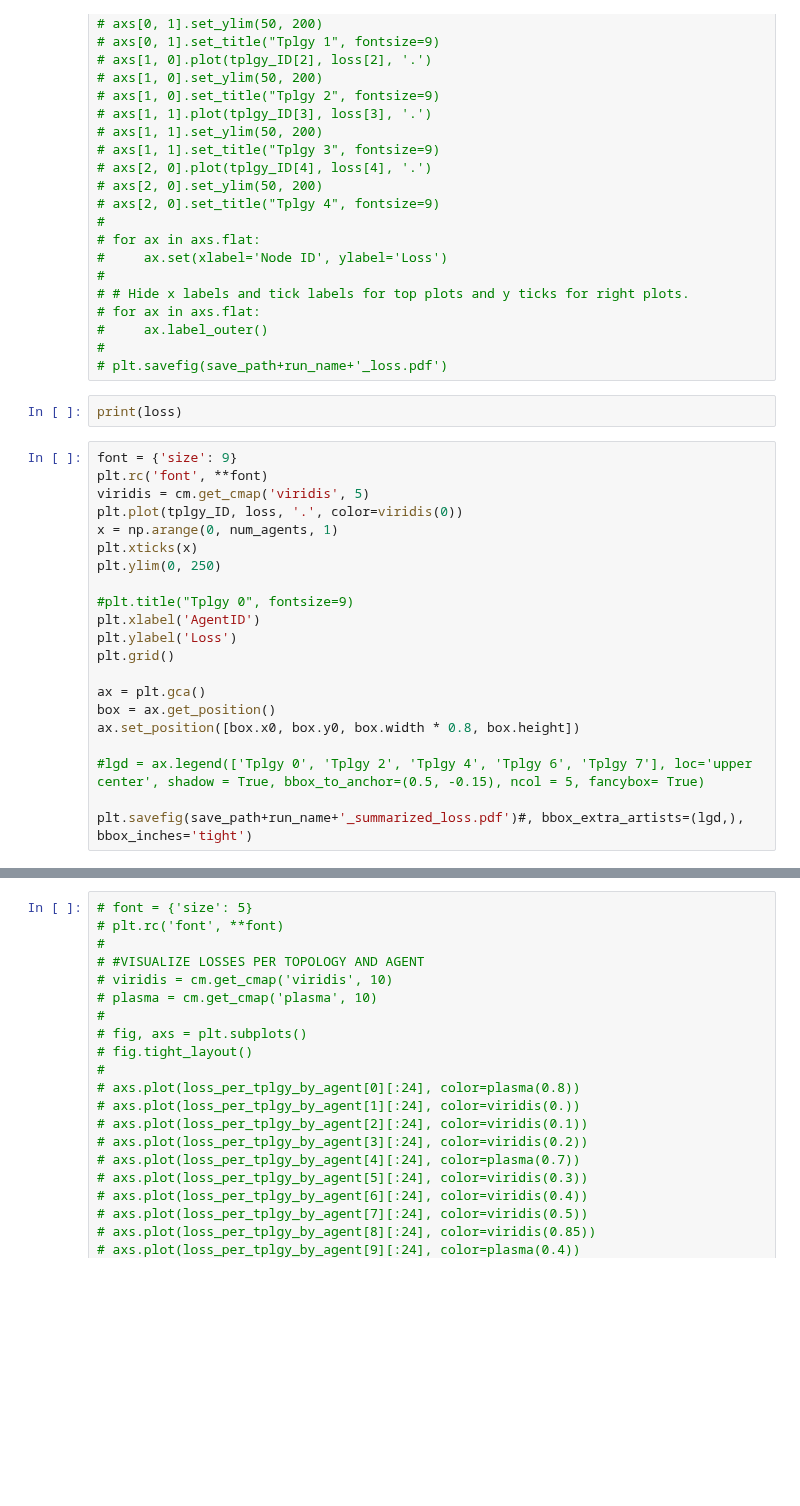
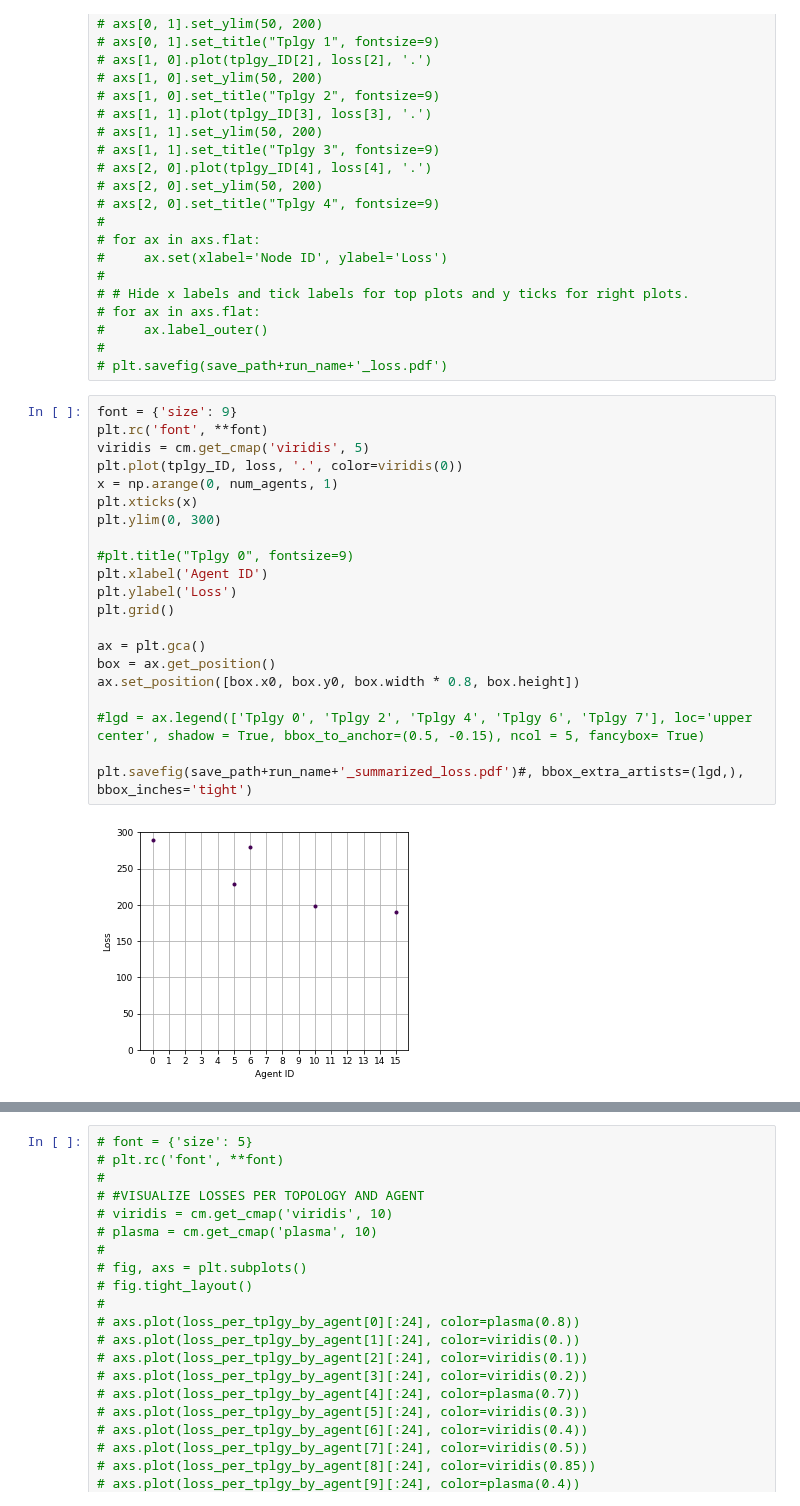
Before and after one commit to AitorB16/GLow, a Jupyter notebook: visualization/single_visualize_results.ipynb, the cells around one changed output, grey strips where cells are left out. Cells and saved outputs as stored; diff of their text form; blank space fills up the shorter version.

```diff
--- a/visualization/single_visualize_results.ipynb
+++ b/visualization/single_visualize_results.ipynb
@@ -114,29 +179,29 @@ plt.savefig(save_path+run_name+'_summarized_acc.pdf')#, bbox_extra_artists=(lgd,
 #     ax.label_outer()
 #
 # plt.savefig(save_path+run_name+'_loss.pdf')
-# %%
-print(loss)
 # %%
 font = {'size': 9}
 plt.rc('font', **font)
 viridis = cm.get_cmap('viridis', 5)
 plt.plot(tplgy_ID, loss, '.', color=viridis(0))
 x = np.arange(0, num_agents, 1)
 plt.xticks(x)
-plt.ylim(0, 250)
+plt.ylim(0, 300)
 
 #plt.title("Tplgy 0", fontsize=9)
-plt.xlabel('AgentID')
+plt.xlabel('Agent ID')
 plt.ylabel('Loss')
 plt.grid()
 
 ax = plt.gca()
 box = ax.get_position()
 ax.set_position([box.x0, box.y0, box.width * 0.8, box.height])
 
 #lgd = ax.legend(['Tplgy 0', 'Tplgy 2', 'Tplgy 4', 'Tplgy 6', 'Tplgy 7'], loc='upper center', shadow = True, bbox_to_anchor=(0.5, -0.15), ncol = 5, fancybox= True)
 
 plt.savefig(save_path+run_name+'_summarized_loss.pdf')#, bbox_extra_artists=(lgd,), bbox_inches='tight')
+# %% [output]
+[figure, added]
 # %%
 #VISUALIZE LOSSES PER TOPOLOGY AND AGENT
 loss_per_tplgy = []
```
Also changed, not shown: parts of 14 cells of this notebook, 7 other files.
